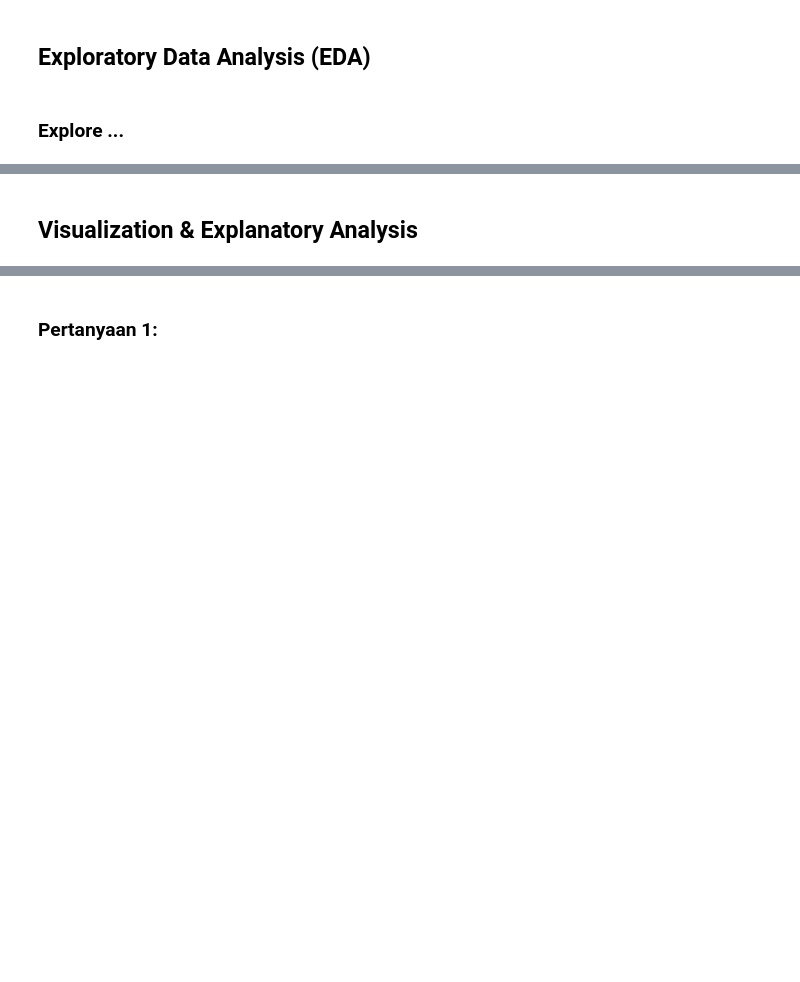
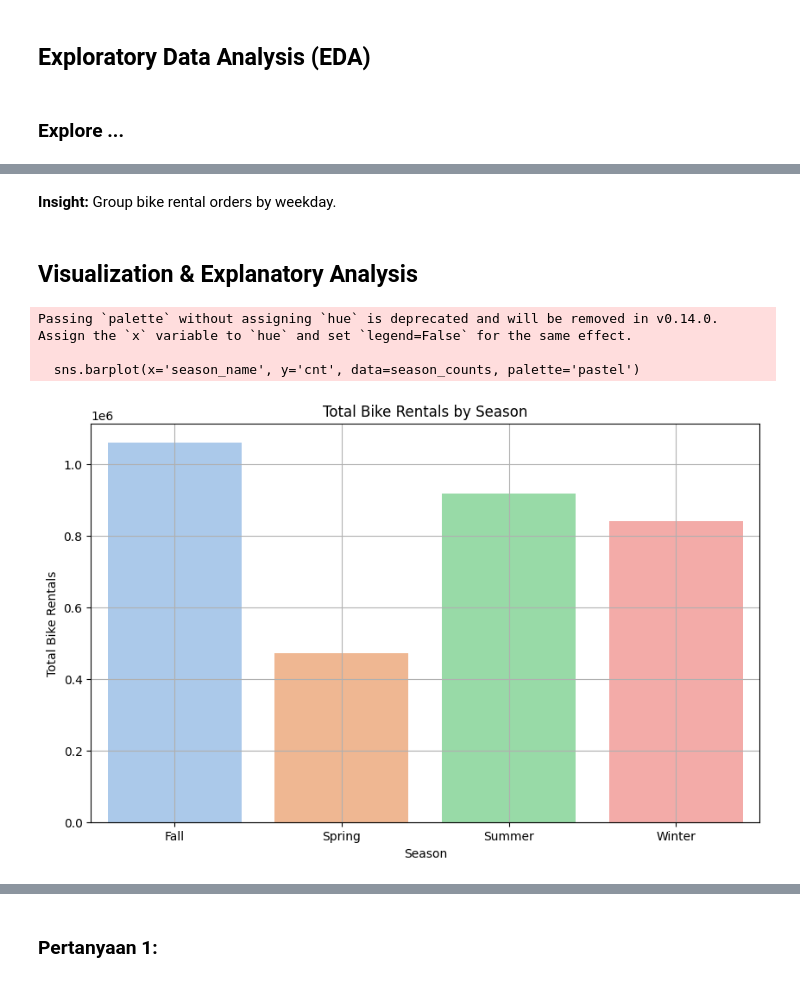
Before and after one commit to Adindashyfa/proyek_data_analis, a Jupyter notebook: Proyek_Analisis_Data.ipynb, the cells around one changed output, grey strips where cells are left out. Saved outputs shown, nothing was run; the diff lists cells and outputs as text; code cells hidden in the pictures; blank space fills up the shorter version.

```diff
--- a/Proyek_Analisis_Data.ipynb
+++ b/Proyek_Analisis_Data.ipynb
@@ -28,0 +64,18 @@
+# %%
+import pandas as pd
+import os
+
+# Mount Google Drive
+from google.colab import drive
+drive.mount('/content/drive')
+
+# Check if the file exists
+file_path = '/content/drive/MyDrive/Bike-sharing-dataset/day.csv'
+if os.path.exists(file_path):
+  data = pd.read_csv(file_path)
+  print(data.head())
+else:
+  print(f"File not found at {file_path}")
+
+# Use the 'data' DataFrame directly
+data.info() # Changed from day_df to data
@@ -42,0 +149,15 @@
+# %%
+import matplotlib.pyplot as plt
+import seaborn as sns
+
+# Displaying the total bike rentals based on season
+# 'season' has 4 values: 1 (Spring), 2 (Summer), 3 (Fall), 4 (Winter)
+season_mapping = {1: 'Spring', 2: 'Summer', 3: 'Fall', 4: 'Winter'}
+data['season_name'] = data['season'].map(season_mapping)
+
+# Calculating the total number of bike rentals per season
+season_counts = data.groupby('season_name')['cnt'].sum().reset_index()
+
+# Displaying the result
+print("Total Rentals by Season:")
+print(season_counts)
@@ -43,2 +239,21 @@
+# %% [markdown]
+**Insight:**
+Group bike rental orders by weekday.
 # %% [markdown]
 ## Visualization & Explanatory Analysis
+# %%
+# Visualizing the total number of rentals by season
+plt.figure(figsize=(10, 6))
+sns.barplot(x='season_name', y='cnt', data=season_counts, palette='pastel')
+
+plt.title('Total Bike Rentals by Season')
+plt.xlabel('Season')
+plt.ylabel('Total Bike Rentals')
+plt.xticks(rotation=0)  # Rotate x-ticks for better visibility
+plt.grid(True)
+plt.show()
+# %% [output]
+Passing `palette` without assigning `hue` is deprecated and will be removed in v0.14.0. Assign the `x` variable to `hue` and set `legend=False` for the same effect.
+
+  sns.barplot(x='season_name', y='cnt', data=season_counts, palette='pastel')
+[figure, added]
```
Also changed, not shown: parts of 35 cells of this notebook.
